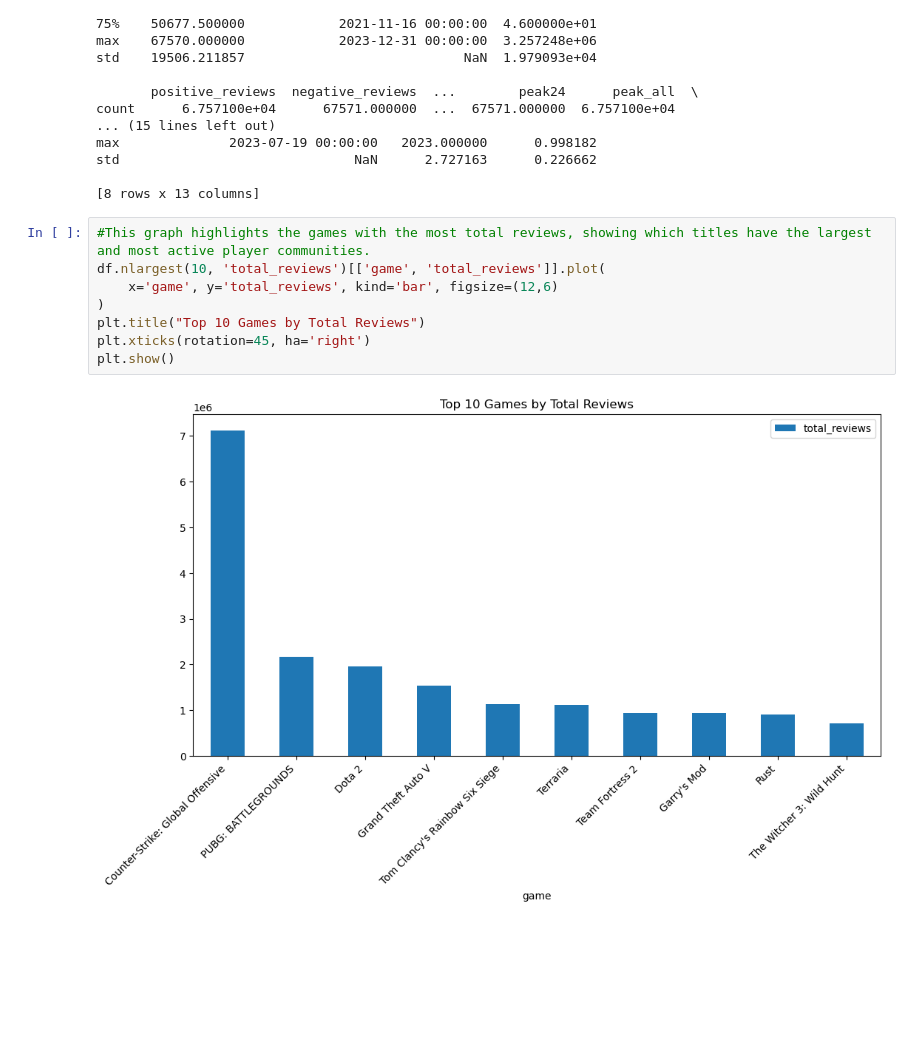
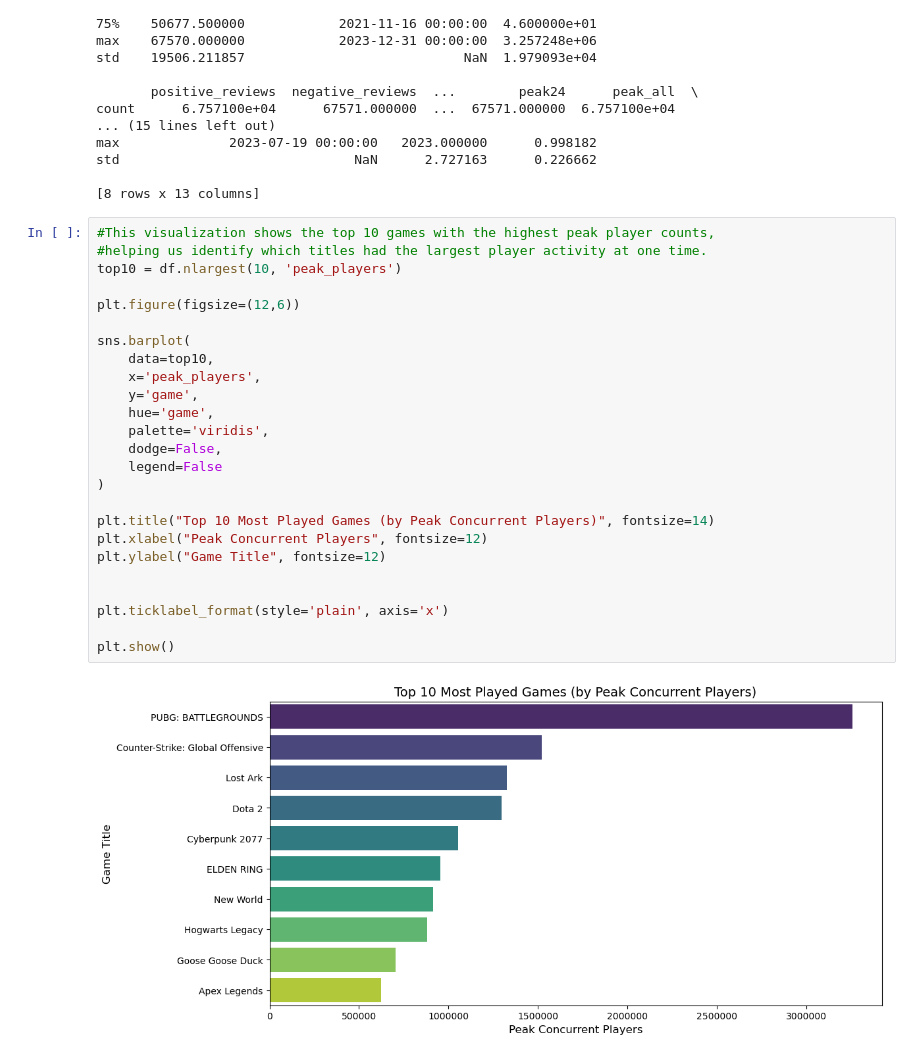
Before and after one commit to chrisalcala182/ISDA111_Final_Project, a Jupyter notebook: ISDA111_Group_FInal.ipynb, the cells around one changed output. Saved outputs shown, nothing was run; the diff lists cells and outputs as text; blank space fills up the shorter version.

```diff
--- a/ISDA111_Group_FInal.ipynb
+++ b/ISDA111_Group_FInal.ipynb
@@ -150,13 +143,30 @@ std                              NaN      2.727163      0.226662
 
 [8 rows x 13 columns]
 # %%
-#This graph highlights the games with the most total reviews, showing which titles have the largest and most active player communities.
-df.nlargest(10, 'total_reviews')[['game', 'total_reviews']].plot(
-    x='game', y='total_reviews', kind='bar', figsize=(12,6)
+#This visualization shows the top 10 games with the highest peak player counts,
+#helping us identify which titles had the largest player activity at one time.
+top10 = df.nlargest(10, 'peak_players')
+
+plt.figure(figsize=(12,6))
+
+sns.barplot(
+    data=top10,
+    x='peak_players',
+    y='game',
+    hue='game',
+    palette='viridis',
+    dodge=False,
+    legend=False
 )
-plt.title("Top 10 Games by Total Reviews")
-plt.xticks(rotation=45, ha='right')
+
+plt.title("Top 10 Most Played Games (by Peak Concurrent Players)", fontsize=14)
+plt.xlabel("Peak Concurrent Players", fontsize=12)
+plt.ylabel("Game Title", fontsize=12)
+
+
+plt.ticklabel_format(style='plain', axis='x')
+
 plt.show()
 # %% [output]
-[figure, old version]
+[figure, new version]
 # %%
```
Also changed, not shown: parts of 4 cells of this notebook.
